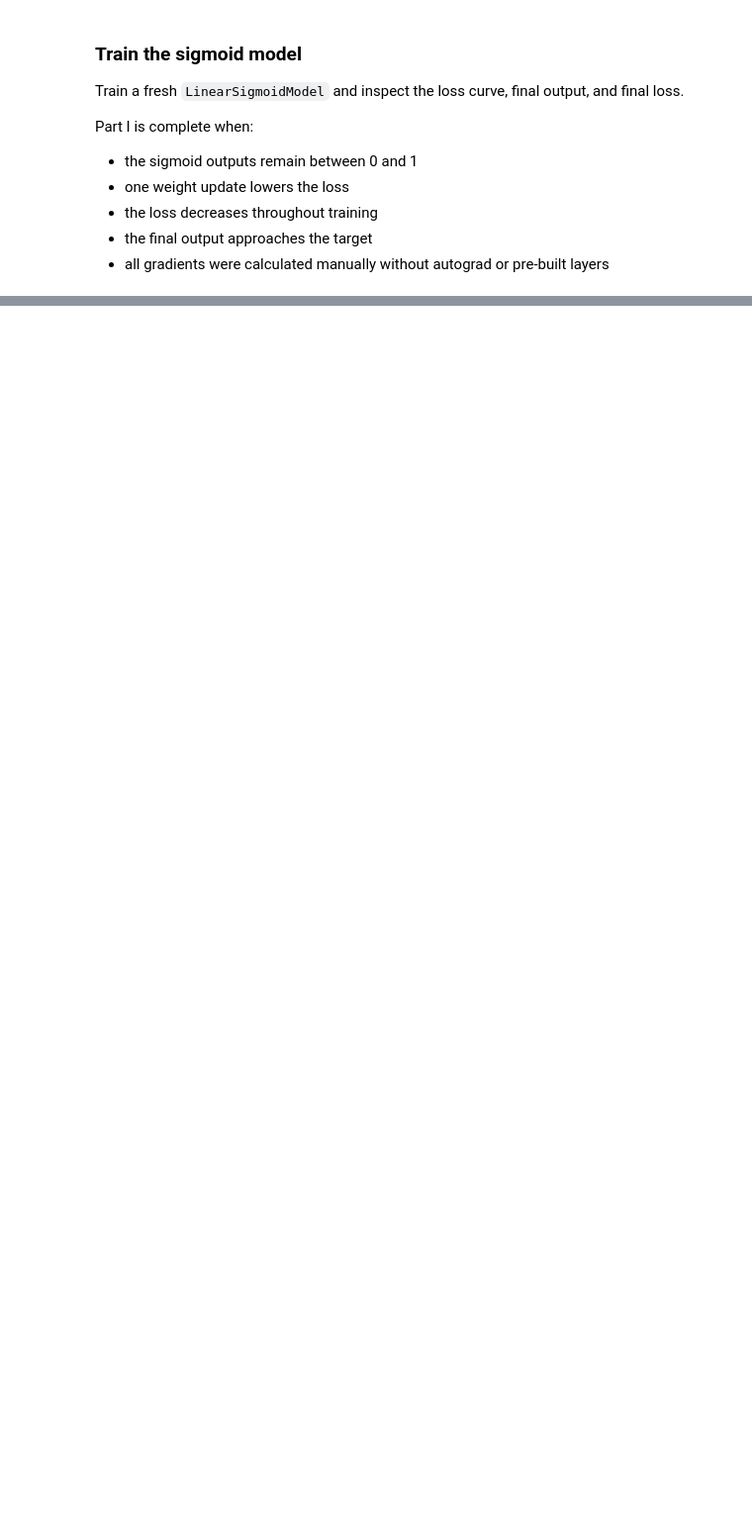
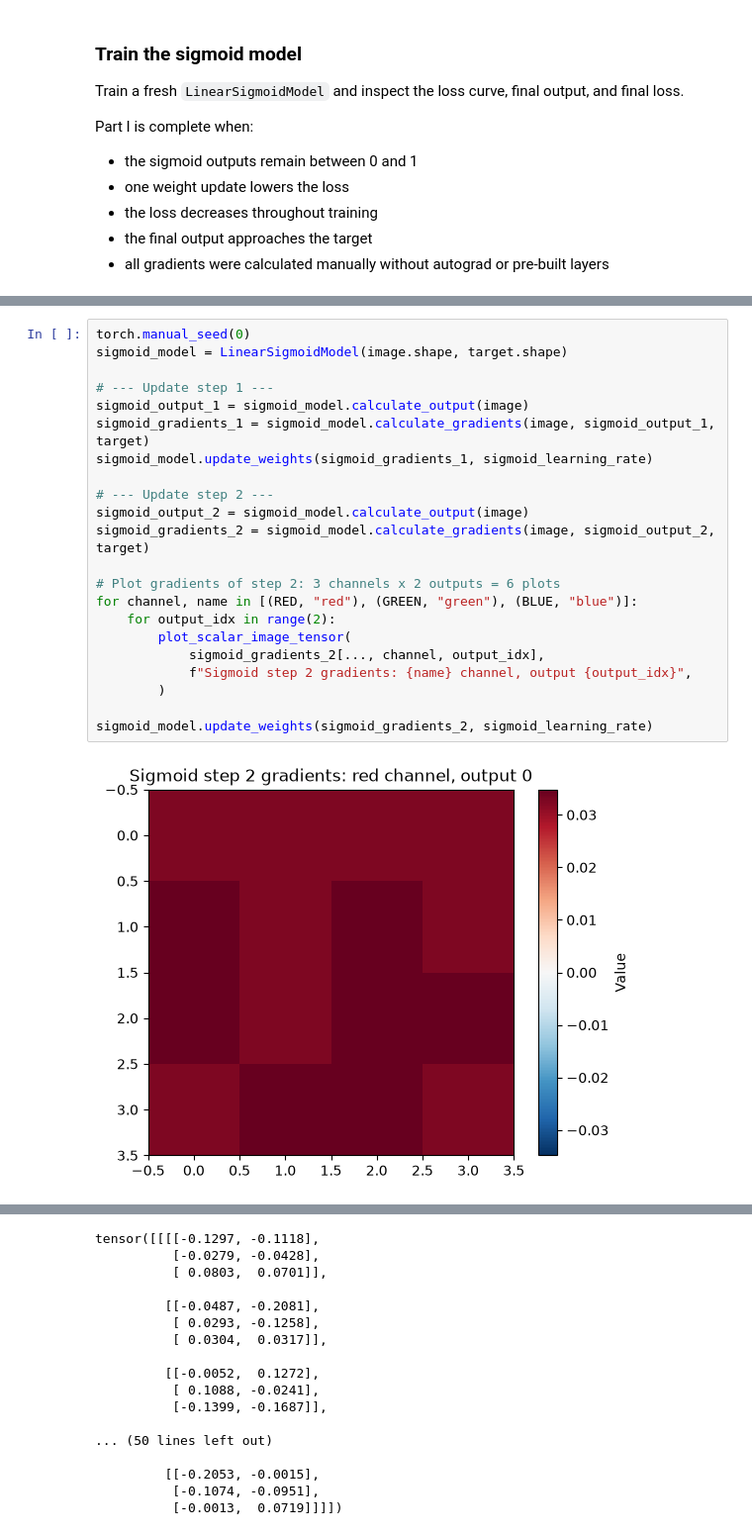
Before and after one commit to EwoutDeVadder/5AI-labs-deep-learning-assignment, a Jupyter notebook: first_principles.ipynb, the cells around one changed output, grey strips where cells are left out. Shown at 99% size. Cells and saved outputs as stored; diff of their text form; blank space fills up the shorter version.

```diff
--- a/first_principles.ipynb
+++ b/first_principles.ipynb
@@ -293,0 +370,24 @@ plot_grayscale_image_tensor(sigmoid_output.unsqueeze(0), "Final output")
+# %%
+torch.manual_seed(0)
+sigmoid_model = LinearSigmoidModel(image.shape, target.shape)
+
+# --- Update step 1 ---
+sigmoid_output_1 = sigmoid_model.calculate_output(image)
+sigmoid_gradients_1 = sigmoid_model.calculate_gradients(image, sigmoid_output_1, target)
+sigmoid_model.update_weights(sigmoid_gradients_1, sigmoid_learning_rate)
+
+# --- Update step 2 ---
+sigmoid_output_2 = sigmoid_model.calculate_output(image)
+sigmoid_gradients_2 = sigmoid_model.calculate_gradients(image, sigmoid_output_2, target)
+
+# Plot gradients of step 2: 3 channels x 2 outputs = 6 plots
+for channel, name in [(RED, "red"), (GREEN, "green"), (BLUE, "blue")]:
+    for output_idx in range(2):
+        plot_scalar_image_tensor(
+            sigmoid_gradients_2[..., channel, output_idx],
+            f"Sigmoid step 2 gradients: {name} channel, output {output_idx}",
+        )
+
+sigmoid_model.update_weights(sigmoid_gradients_2, sigmoid_learning_rate)
+# %% [output]
+[figure, added]
@@ -293,0 +399,17 @@ plot_grayscale_image_tensor(sigmoid_output.unsqueeze(0), "Final output")
+tensor([[[[-0.1297, -0.1118],
+          [-0.0279, -0.0428],
+          [ 0.0803,  0.0701]],
+
+         [[-0.0487, -0.2081],
+          [ 0.0293, -0.1258],
+          [ 0.0304,  0.0317]],
+
+         [[-0.0052,  0.1272],
+          [ 0.1088, -0.0241],
+          [-0.1399, -0.1687]],
+
+... (50 lines left out)
+
+         [[-0.2053, -0.0015],
+          [-0.1074, -0.0951],
+          [-0.0013,  0.0719]]]])
```
Also changed, not shown: parts of 8 cells of this notebook, 4 other files.
